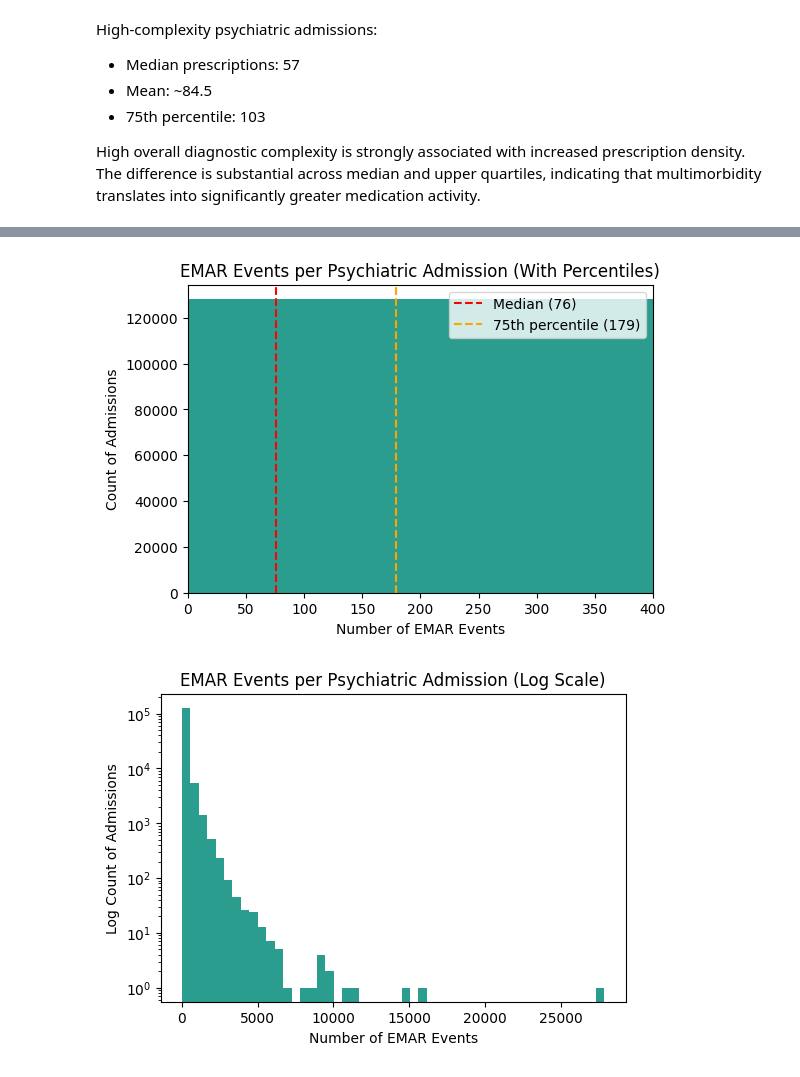
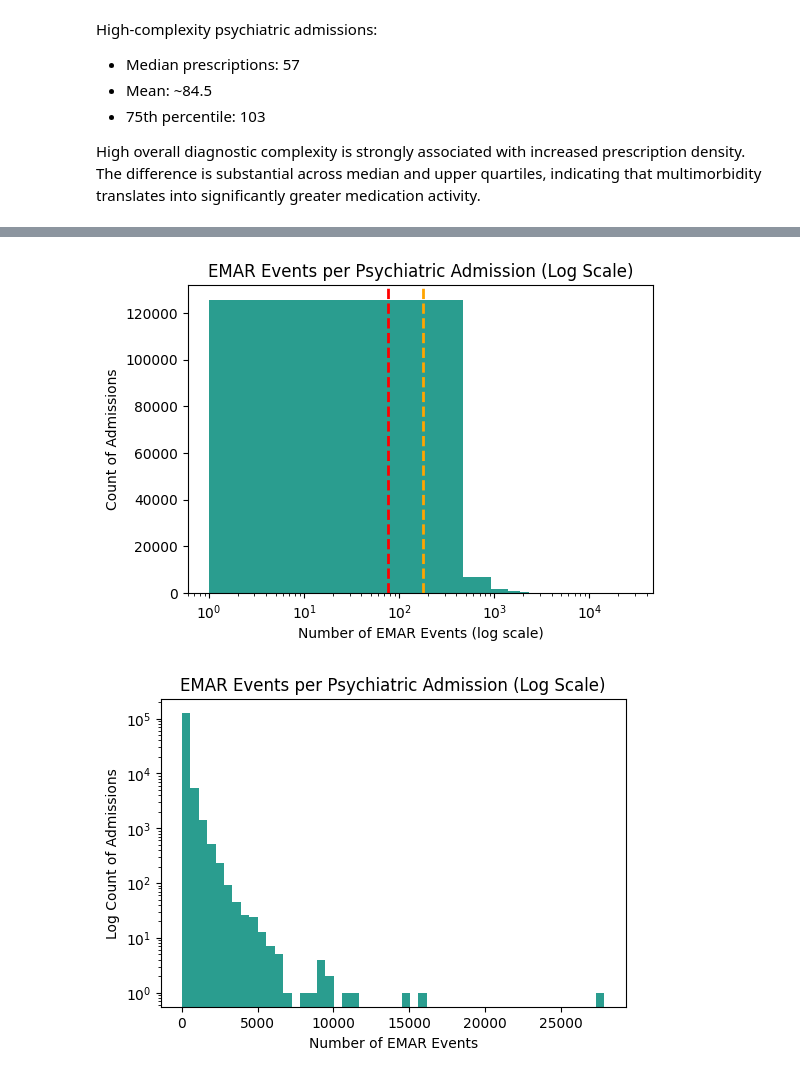
Before and after one commit to mathangi18/psy-ml-instability, a Jupyter notebook: notebooks/02_psychiatric_cohort_eda.ipynb, the cells around one changed output, grey strips where cells are left out. Saved outputs shown, nothing was run; the diff lists cells and outputs as text; code cells hidden in the pictures.

```diff
--- a/notebooks/02_psychiatric_cohort_eda.ipynb
+++ b/notebooks/02_psychiatric_cohort_eda.ipynb
@@ -382,0 +515,22 @@ Name: emar_count, dtype: float64
+# %%
+import numpy as np
+import matplotlib.pyplot as plt
+
+values = psy_emar_counts["emar_count"]
+
+p95 = np.percentile(values, 95)
+median = np.median(values)
+q75 = np.percentile(values, 75)
+
+plt.figure(figsize=(6,4))
+plt.hist(values[values <= p95], bins=40, color="#2a9d8f")
+
+plt.axvline(median, color="red", linestyle="--", linewidth=2, label=f"Median ({int(median)})")
+plt.axvline(q75, color="orange", linestyle="--", linewidth=2, label=f"75th percentile ({int(q75)})")
+
+plt.title("EMAR Events per Psychiatric Admission (≤95th percentile)")
+plt.xlabel("Number of EMAR Events")
+plt.ylabel("Count of Admissions")
+plt.legend()
+
+plt.show()
@@ -383,22 +539,19 @@ Name: emar_count, dtype: float64
 # %%
-import numpy as np
-import matplotlib.pyplot as plt
+plt.figure(figsize=(6,4))
+plt.hist(values, bins=60, color="#2a9d8f")
 
-median = np.median(psy_emar_counts)
-q75 = np.percentile(psy_emar_counts, 75)
+plt.xscale("log")
 
-plt.figure(figsize=(6,4))
-plt.hist(psy_emar_counts, bins=50, color="#2a9d8f")
-plt.axvline(median, color="red", linestyle="--", label=f"Median ({int(median)})")
-plt.axvline(q75, color="orange", linestyle="--", label=f"75th percentile ({int(q75)})")
-plt.xlim(0, 400)
-plt.title("EMAR Events per Psychiatric Admission (With Percentiles)")
-plt.xlabel("Number of EMAR Events")
+plt.axvline(median, color="red", linestyle="--", linewidth=2)
+plt.axvline(q75, color="orange", linestyle="--", linewidth=2)
+
+plt.title("EMAR Events per Psychiatric Admission (Log Scale)")
+plt.xlabel("Number of EMAR Events (log scale)")
 plt.ylabel("Count of Admissions")
-plt.legend()
+
 plt.show()
 # %% [output]
-[figure, old version]
+[figure, new version]
 # %%
 plt.figure(figsize=(6,4))
 plt.hist(psy_emar_counts, bins=50, color="#2a9d8f")
```
Also changed, not shown: parts of 25 cells of this notebook, 3 other files.
